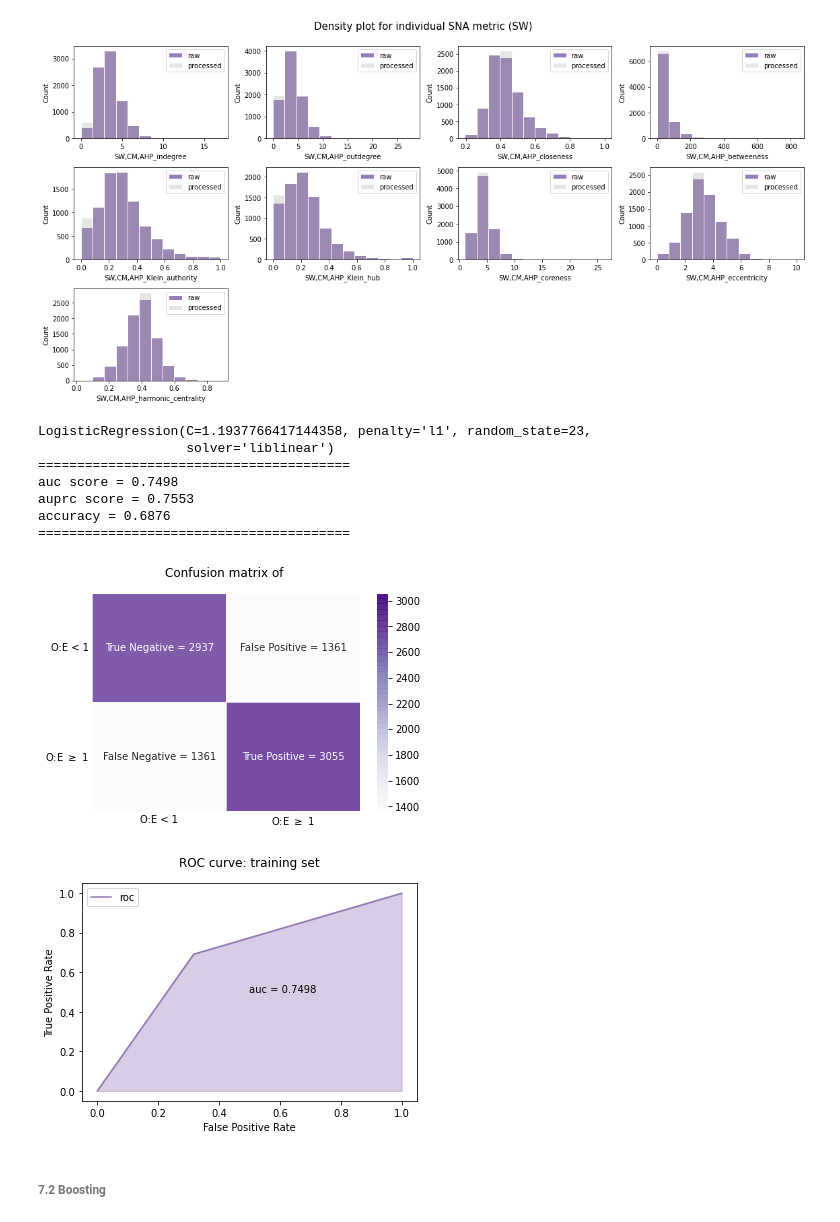
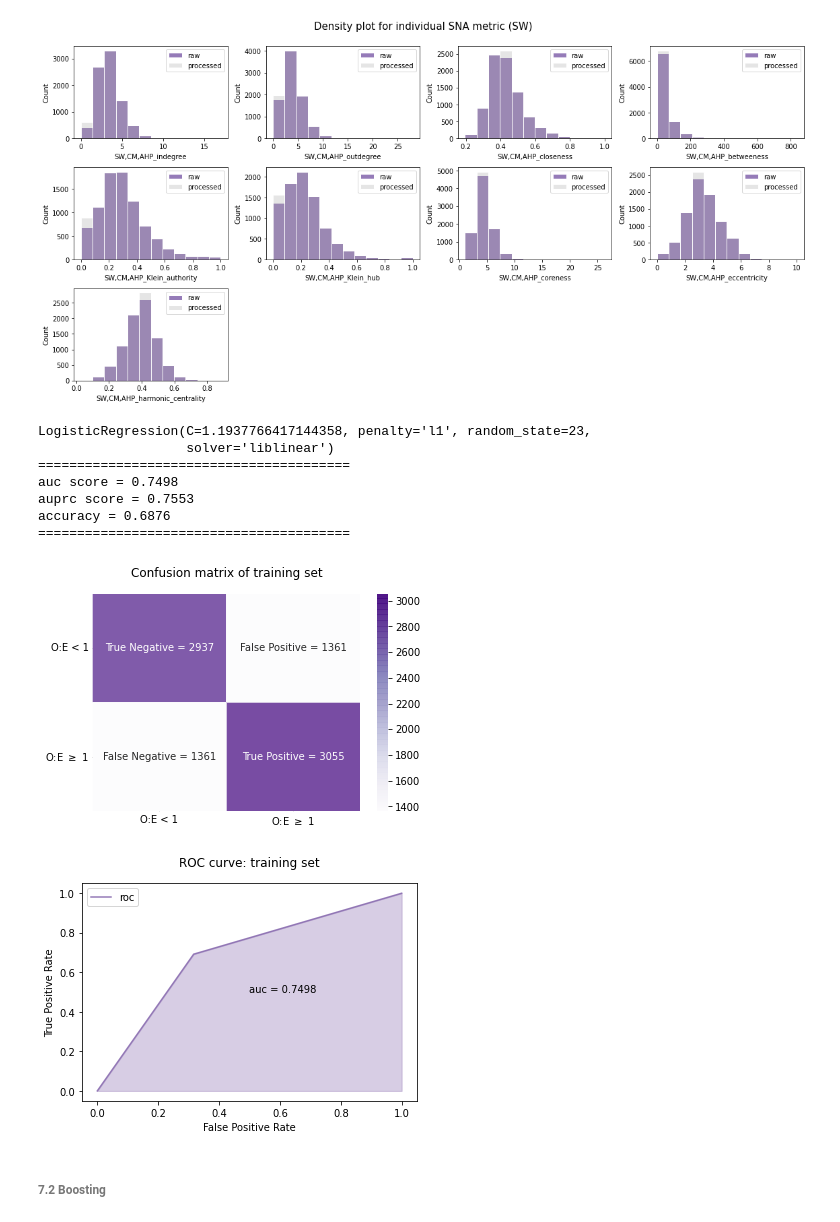
Before and after one commit to TLI2958/1006, a Jupyter notebook: 1006_project/1006_large.ipynb, the cells around one changed output. Saved outputs shown, nothing was run; the diff lists cells and outputs as text; code cells hidden in the pictures.

```diff
--- a/1006_project/1006_large.ipynb
+++ b/1006_project/1006_large.ipynb
@@ -108,7 +102,7 @@ def model_selection(model, X, y, path = '', model_label = '',
     print('=='*20)
     return clf
 
-def cf_matrix(clf, X, y, label = ''):
+def cf_matrix(clf, X, y, label = 'training set', save = False, model_label = ''):
     cf_mat = confusion_matrix(clf.predict(X), y)
     fig, ax = plt.subplots(figsize = (6,4))
     texts = [[f'True Negative = {cf_mat[0,0]}',f'False Positive = {cf_mat[0,1]}'], \
@@ -119,20 +113,24 @@ def cf_matrix(clf, X, y, label = ''):
     ax.set_xticklabels(labels = [r'O:E < 1', 'O:E $\geq$ 1'], )
     ax.tick_params(length = .1)
     ax.set_yticklabels(labels = [r'O:E < 1', 'O:E $\geq$ 1'], rotation = 0)
+    if save:
+        fig.savefig(f'{path}/Confusion matrix of {label}_{model_label}.pdf', dpi = 300)
 
 
-def roc_auc_curve(y_true, clf, X, label = ''):
+def roc_auc_curve(y_true, clf, X, label = '', save = False, model_label = ''):
     y_pred_prob = clf.predict_proba(X)[:,1]
     y_pred = clf.predict(X)
     fpr, tpr, threshold = roc_curve(y_true, y_pred)
     fig, ax = plt.subplots(1,1, figsize = (6,4))
-    sns.lineplot(fpr, tpr, color =  violet, alpha = .8, ax = ax, label = 'roc')
+    sns.lineplot(x=fpr, y=tpr, color =  violet, alpha = .8, ax = ax, label = 'roc')
 
     ax.set_title(f'ROC curve: {label}', fontsize = 12, y = 1.05)
     ax.set_xlabel('False Positive Rate')
     ax.set_ylabel('True Positive Rate')
     ax.fill_between(fpr, tpr, color = violet, alpha = 0.3)
     ax.text(.5, .5, f'auc = {roc_auc_score(y_true, y_pred_prob):.4f}')
+    if save:
+        fig.savefig(f'{path}/roc_auc curve of {label}_{model_label}.pdf', dpi = 300)
 # %% [markdown]
 #### **Large Dataset**
 # %% [markdown]
@@ -690,17 +690,17 @@ PC_mapping = dict(zip(X_train_SNA_.columns, ['Compactness', 'Bilateral Connectiv
 # %%
-# ## preprocess val ind SNA
-# X_test_ind_SNA = X_test.iloc[:, np.argmax([i.startswith('transitivity') for i in X_test.columns]) + 1: -1]
+## preprocess val ind SNA
+X_test_ind_SNA = X_test.iloc[:, np.argmax([i.startswith('transitivity') for i in X_test.columns]) + 1: -1]
 
-# # separate individual SNA into count/reversed distance-based metrics vs. distance based.
-# count_based = r'(.*indegree|.*outdegree|.*authority|.*hub|.*transitivity|.*betweeness)'
-# X_test_ind_SNA_count = X_test_ind_SNA.iloc[:, [len(re.findall(count_based, i))>0 for i in X_test_ind_SNA]]
-# X_test_ind_SNA_distance = X_test_ind_SNA.loc[:, ~X_test_ind_SNA.columns.isin(X_test_ind_SNA_count.columns)]
+# separate individual SNA into count/reversed distance-based metrics vs. distance based.
+count_based = r'(.*indegree|.*outdegree|.*authority|.*hub|.*transitivity|.*betweeness)'
+X_test_ind_SNA_count = X_test_ind_SNA.iloc[:, [len(re.findall(count_based, i))>0 for i in X_test_ind_SNA]]
+X_test_ind_SNA_distance = X_test_ind_SNA.loc[:, ~X_test_ind_SNA.columns.isin(X_test_ind_SNA_count.columns)]
 
-# # fillna with 0 and mode/median, respectively
-# X_test_ind_SNA_count = X_test_ind_SNA_count.fillna(0).set_index(X_test_ind_SNA.index)
-# X_test_ind_SNA_distance = X_test_ind_SNA_distance.fillna(X_test_ind_SNA_distance.median()).set_index(X_test_ind_SNA.index)
+# fillna with 0 and mode/median, respectively
+X_test_ind_SNA_count = X_test_ind_SNA_count.fillna(0).set_index(X_test_ind_SNA.index)
+X_test_ind_SNA_distance = X_test_ind_SNA_distance.fillna(X_test_ind_SNA_distance.median()).set_index(X_test_ind_SNA.index)
 
-# X_test_ind_SNA_filled = pd.concat([X_test_ind_SNA_count, X_test_ind_SNA_distance], axis = 1)[X_test_ind_SNA.columns]
+X_test_ind_SNA_filled = pd.concat([X_test_ind_SNA_count, X_test_ind_SNA_distance], axis = 1)[X_test_ind_SNA.columns]
 # %% [markdown]
 ###### reduce dimension
 # %%
@@ -871,26 +861,26 @@ for role in roles:
 # %%
 X_train_drop_col =  X_train_whole_SNA_log.join(X_train_ind_SNA_drop_filled, how = 'inner')
 
 param_dict = {'C': np.logspace(-3,1,40),
               'penalty': ['l1', 'l2'],
               'solver' : ['liblinear']}
 scoring = {"AUC": "roc_auc", "ACC": "accuracy", "F1":'f1'}
 
 clf = model_selection(model = LogisticRegression(random_state = random_state),
                 X = X_train_drop_col, y = y_train, path = path, model_label = 'lr_drop_col',
                  param_dict = param_dict, scoring = scoring)
 
-cf_matrix(clf, X_train_drop_col, y_train) # False Negatives
-roc_auc_curve(y_train, clf, X_train_drop_col, label = 'training set')
+cf_matrix(clf, X_train_drop_col, y_train, label = 'training set', save = True, model_label = 'lr_drop_col')
+roc_auc_curve(y_train, clf, X_train_drop_col, label = 'training set', save = True, model_label = 'lr_drop_col')
 # %% [output]
 LogisticRegression(C=1.1937766417144358, penalty='l1', random_state=23,
                    solver='liblinear')
 ========================================
 auc score = 0.7498
 auprc score = 0.7553
 accuracy = 0.6876
 ========================================
-[figure, old version]
+[figure, new version]
 [figure]
 # %% [markdown]
 ###### 7.2 Boosting
```
Also changed, not shown: parts of 49 cells of this notebook, 58 other files.
